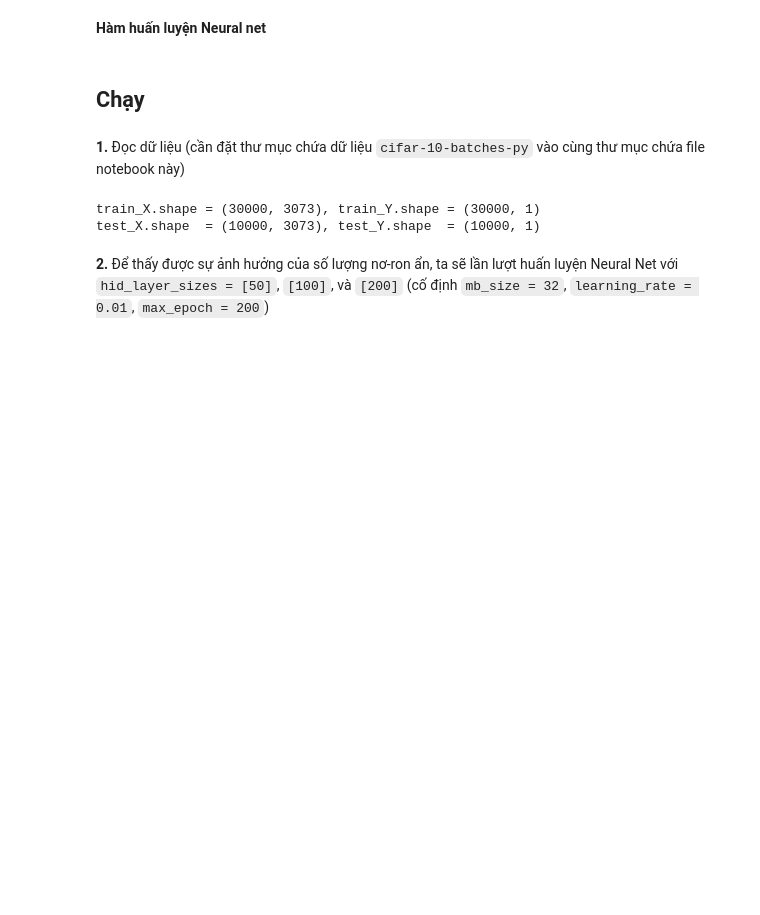
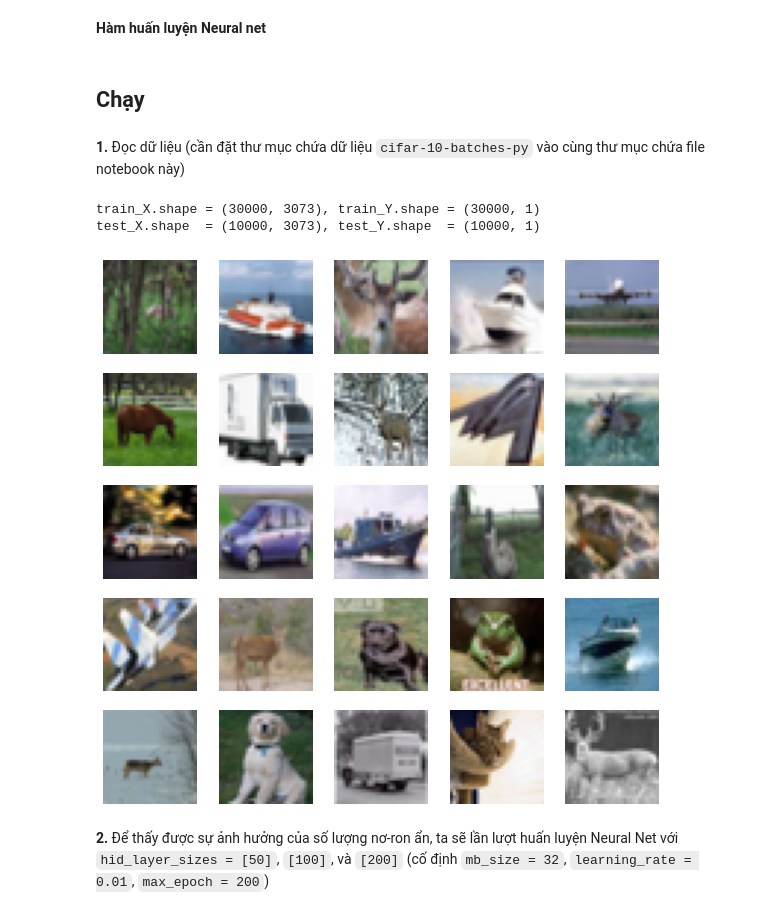
Before and after one commit to nhutnamhcmus/lab-03-ML-LinearRegression, a Jupyter notebook: Lab03-MachineLearning.ipynb, the cells around one changed output. Cells and saved outputs as stored; diff of their text form; code cells hidden in the pictures; blank space fills up the shorter version.

```diff
--- a/Lab03-MachineLearning.ipynb
+++ b/Lab03-MachineLearning.ipynb
@@ -236,6 +256,24 @@ print ('test_X.shape  = %s, test_Y.shape  = %s' %(test_X.shape, test_Y.shape))
 # %% [output]
 train_X.shape = (30000, 3073), train_Y.shape = (30000, 1)
 test_X.shape  = (10000, 3073), test_Y.shape  = (10000, 1)
+# %%
+f = open('cifar-10-batches-py/data_batch_1', 'rb')
+datadict = cPickle.load(f,encoding='latin1')
+f.close()
+X = datadict["data"]
+Y = datadict['labels']
+X = X.reshape(10000, 3, 32, 32).transpose(0,2,3,1).astype("uint8")
+Y = np.array(Y)
+
+#Visualizing CIFAR 10
+fig, axes1 = plt.subplots(5,5,figsize=(10,10))
+for j in range(5):
+    for k in range(5):
+        i = np.random.choice(range(len(X)))
+        axes1[j][k].set_axis_off()
+        axes1[j][k].imshow(X[i:i+1][0])
+# %% [output]
+[figure, added]
 # %% [markdown]
 **2.** Để thấy được sự ảnh hưởng của số lượng nơ-ron ẩn, ta sẽ lần lượt huấn luyện Neural Net với `hid_layer_sizes = [50]`, `[100]`, và `[200]` (cố định `mb_size = 32`, `learning_rate = 0.01`, `max_epoch = 200`)
 # %%
```
Also changed, not shown: parts of 6 cells of this notebook.
